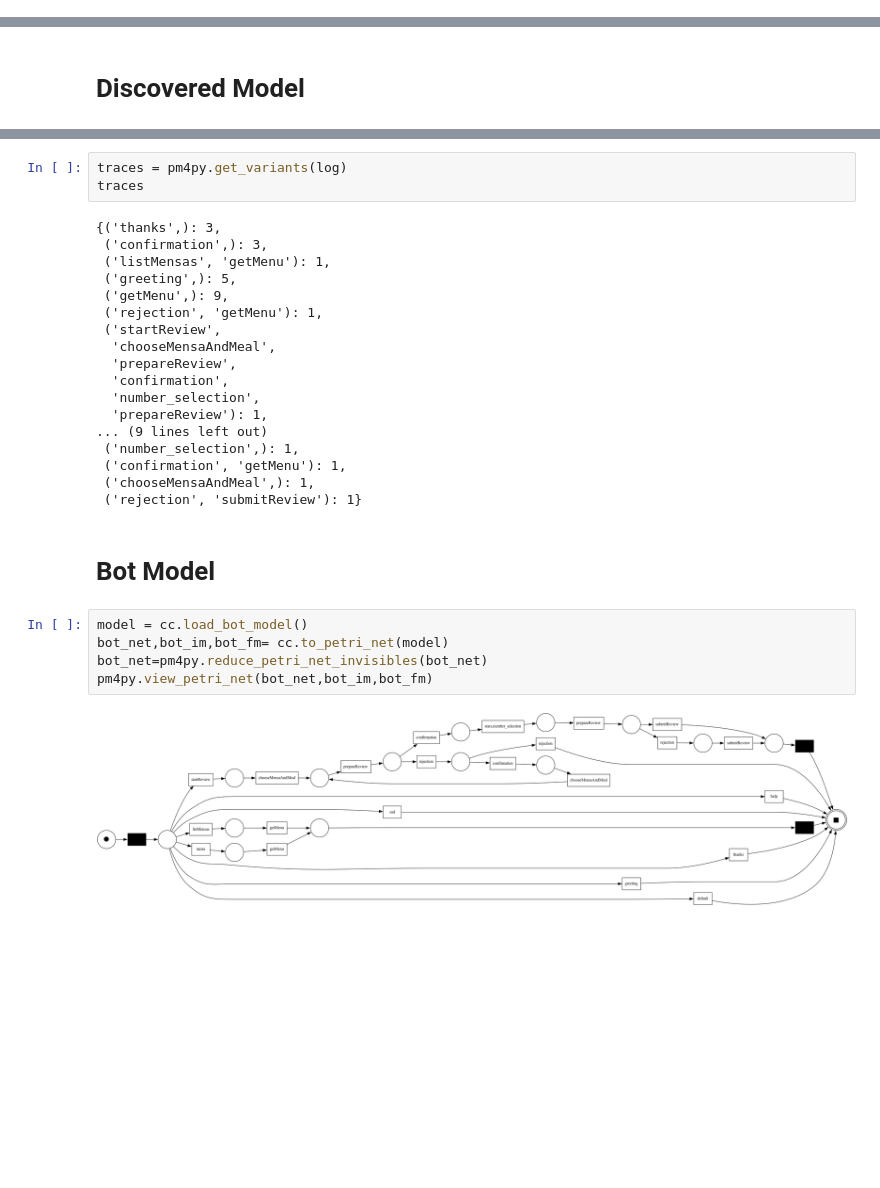
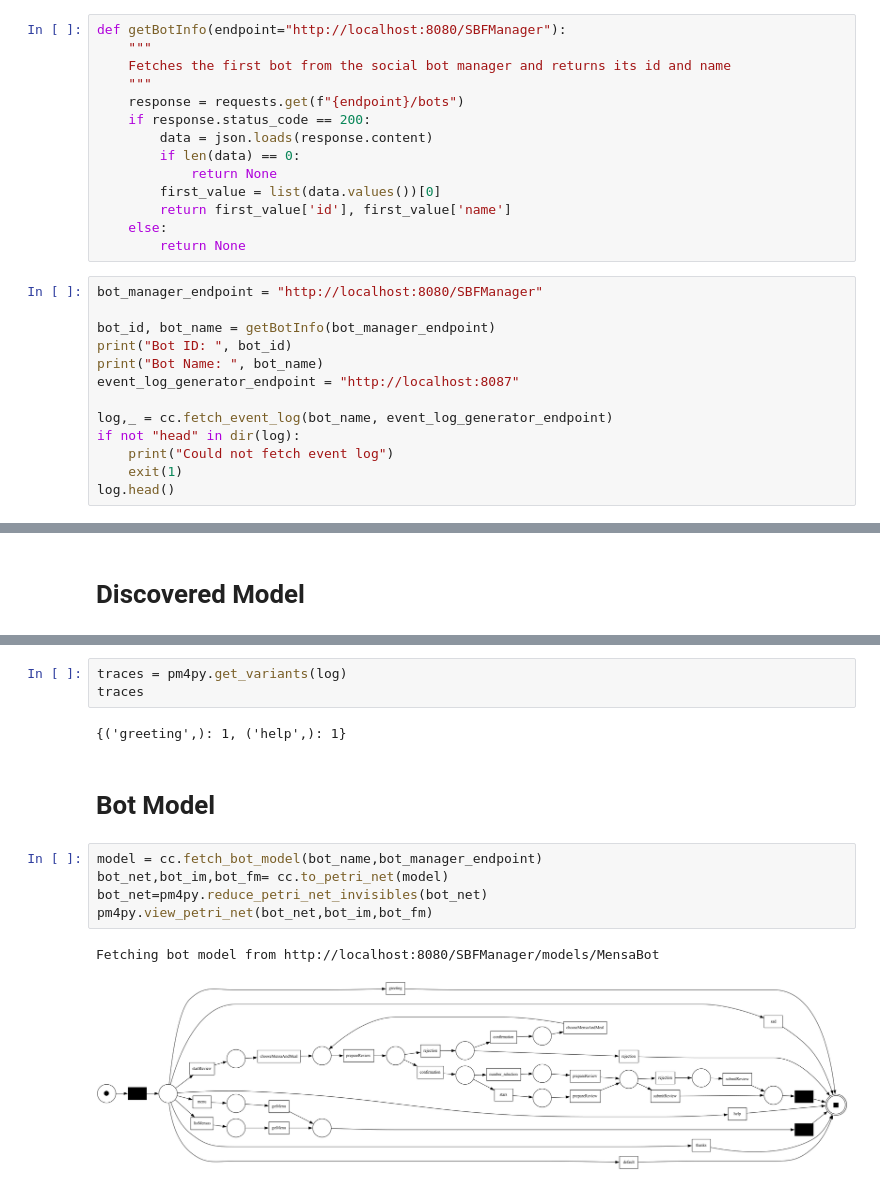
Before and after one commit to rwth-acis/process-mining-for-bots, a Jupyter notebook: visualize.log.ipynb, the cells around one changed output, grey strips where cells are left out. Saved outputs shown, nothing was run; the diff lists cells and outputs as text; blank space fills up the shorter version.

Commit message:
adjust conformance checker to fetch the event log by bot name

```diff
--- a/visualize.log.ipynb
+++ b/visualize.log.ipynb
@@ -17,0 +7,27 @@ log.head()
+# %%
+def getBotInfo(endpoint="http://localhost:8080/SBFManager"):
+    """
+    Fetches the first bot from the social bot manager and returns its id and name
+    """
+    response = requests.get(f"{endpoint}/bots")
+    if response.status_code == 200:
+        data = json.loads(response.content)
+        if len(data) == 0:
+            return None
+        first_value = list(data.values())[0]
+        return first_value['id'], first_value['name']
+    else:
+        return None
+# %%
+bot_manager_endpoint = "http://localhost:8080/SBFManager"
+
+bot_id, bot_name = getBotInfo(bot_manager_endpoint)
+print("Bot ID: ", bot_id)
+print("Bot Name: ", bot_name)
+event_log_generator_endpoint = "http://localhost:8087"
+
+log,_ = cc.fetch_event_log(bot_name, event_log_generator_endpoint)
+if not "head" in dir(log):
+    print("Could not fetch event log")
+    exit(1)
+log.head()
@@ -31,32 +57,17 @@ pm4py.view_petri_net(net,im,fm)
 traces = pm4py.get_variants(log)
 traces
 # %% [output]
-{('thanks',): 3,
- ('confirmation',): 3,
- ('listMensas', 'getMenu'): 1,
- ('greeting',): 5,
- ('getMenu',): 9,
- ('rejection', 'getMenu'): 1,
- ('startReview',
-  'chooseMensaAndMeal',
-  'prepareReview',
-  'confirmation',
-  'number_selection',
-  'prepareReview'): 1,
-... (9 lines left out)
- ('number_selection',): 1,
- ('confirmation', 'getMenu'): 1,
- ('chooseMensaAndMeal',): 1,
- ('rejection', 'submitReview'): 1}
+{('greeting',): 1, ('help',): 1}
 # %% [markdown]
 # Bot Model
 # %%
-model = cc.load_bot_model()
+model = cc.fetch_bot_model(bot_name,bot_manager_endpoint)
 bot_net,bot_im,bot_fm= cc.to_petri_net(model)
 bot_net=pm4py.reduce_petri_net_invisibles(bot_net)
 pm4py.view_petri_net(bot_net,bot_im,bot_fm)
 # %% [output]
+Fetching bot model from http://localhost:8080/SBFManager/models/MensaBot
-[figure, old version]
+[figure, new version]
 # %%
 # save the petri net
 print(pm4py.llm.abstract_petri_net(bot_net, bot_im, bot_fm))
```
Also changed, not shown: parts of 6 cells of this notebook, 1 other file.
